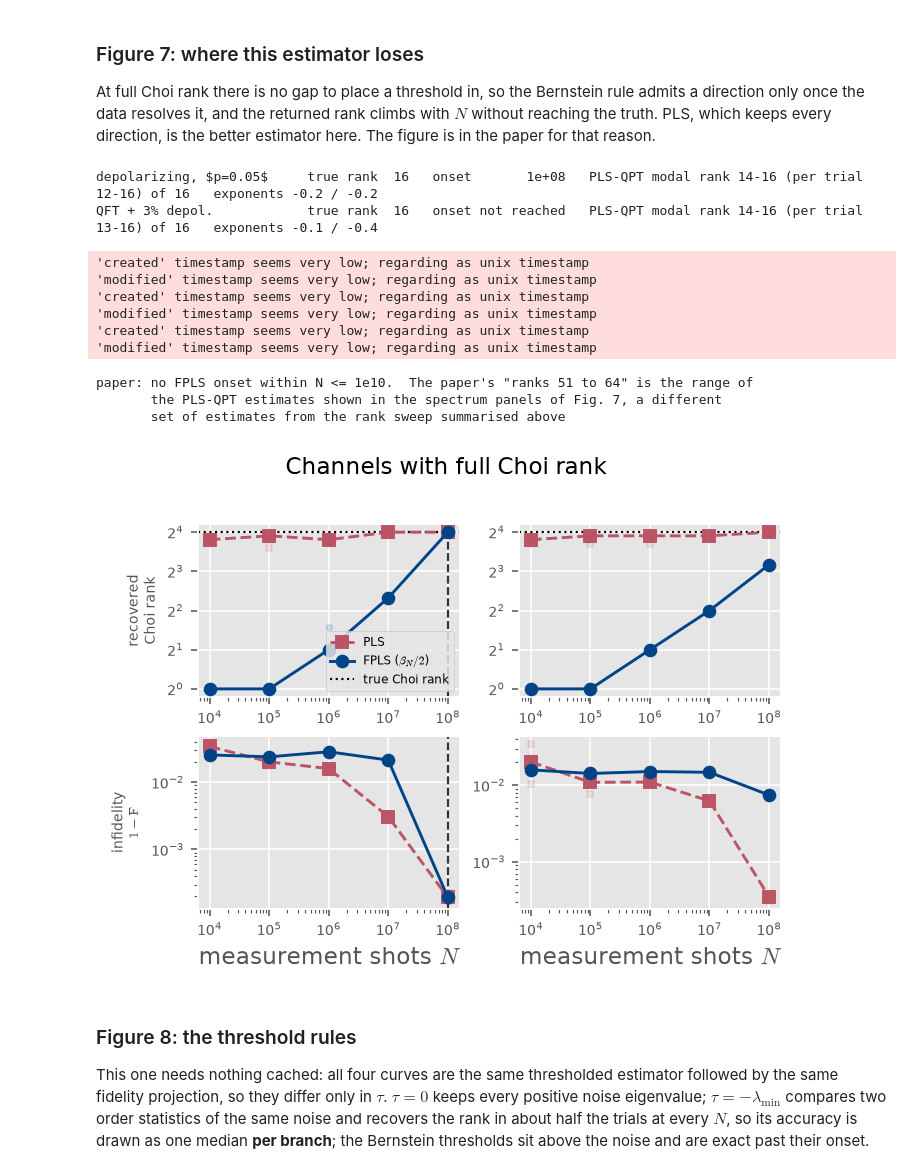
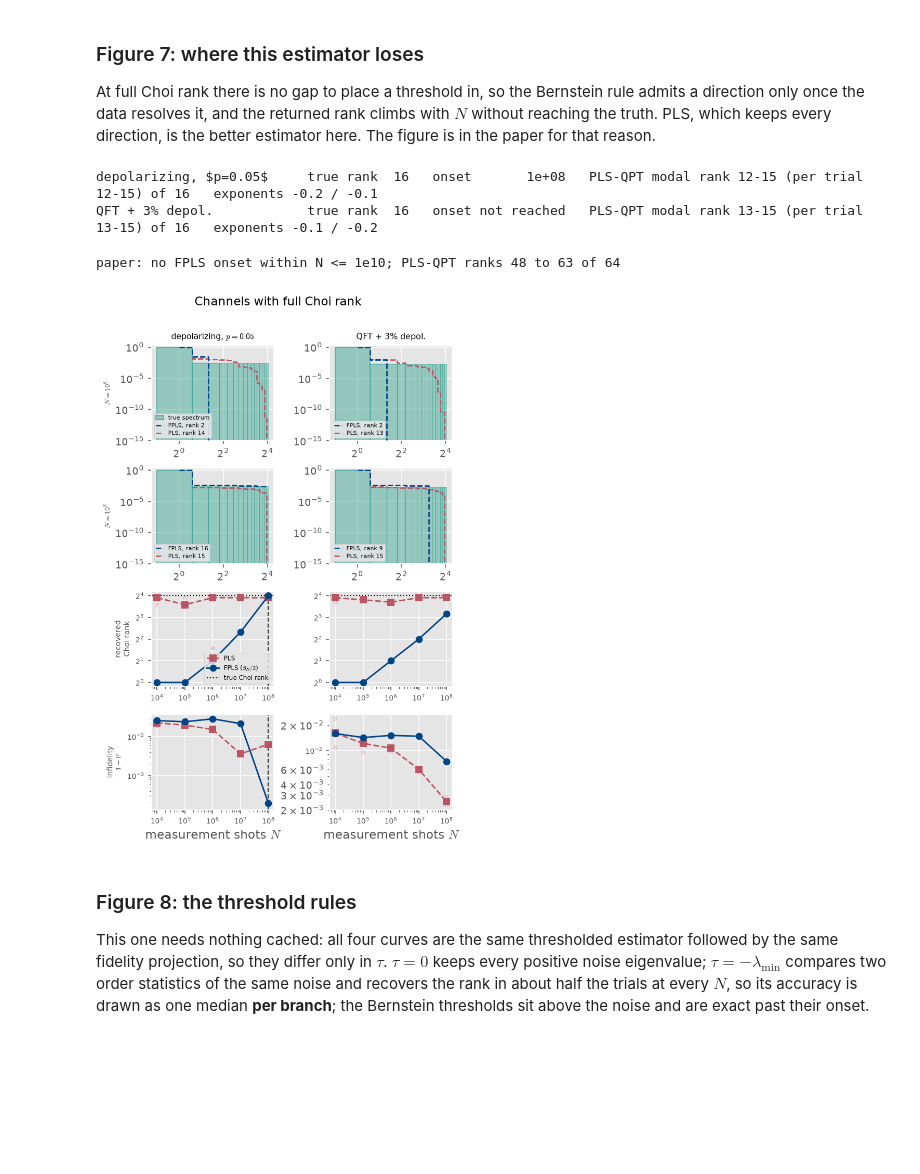
Before and after one commit to afhamash/fidelity_QPT, a Jupyter notebook: fpls_notebook.ipynb, the cells around one changed output. Saved outputs shown, nothing was run; the diff lists cells and outputs as text; code cells hidden in the pictures; blank space fills up the shorter version.

```diff
--- a/fpls_notebook.ipynb
+++ b/fpls_notebook.ipynb
@@ -363,31 +419,35 @@ admits a direction only once the data resolves it, and the returned rank climbs
 with $N$ without reaching the truth. PLS, which keeps every direction, is the
 better estimator here. The figure is in the paper for that reason.
 # %%
-# ---- parameters -------------------------------------------------------------
-NQ       = 2                # d_AB = 4^NQ.                        PAPER: 3  (d_AB = 64)
-SHOTS    = [1e4, 1e5, 1e6, 1e7, 1e8]   #                          PAPER: PAPER_SHOTS
-TRIALS   = 3                #                                     PAPER: 10
-SEED     = 20260817         #                                     PAPER: 20260817
+# ---- parameters (reduced: seconds) ------------------------------------------
+NQ       = 2                    # d_AB = 4^NQ
+SHOTS    = [1e4, 1e5, 1e6, 1e7, 1e8]
+TRIALS   = 3
+SEED     = 20260817
+SPECTRA  = (1e6, 1e8)           # shot counts of the two spectra rows
 CHANNELS = (("depolarizing_p5",  "depolarizing, $p=0.05$"),
             ("qft_depol_p3",     "QFT + 3% depol."))
-# PAPER FIGURE: NQ=3, four columns -- global depolarizing p=0.05, QFT + 3% depol.,
-#               5% depolarizing per qubit, and QFT + 3% BCSZ
+
+# ---- paper parameters (about 10 s): uncomment, and comment out the block above ---
+# NQ       = 3                  # d_AB = 64
+# SHOTS    = PAPER_SHOTS        # twelve shot counts, 1e4 .. 1e10
+# TRIALS   = 10
+# SEED     = 20260817
+# SPECTRA  = (1e6, 1e10)
+# CHANNELS = (("depolarizing_p5",  "depolarizing, $p=0.05$"),
+#             ("qft_depol_p3",     "QFT + 3% depol."))
+# (These are two of the paper's four columns. The other two, 5% depolarizing on each
+#  qubit and the QFT mixed with a random channel, are in data/fullrank.json: call
+#  fig_fullrank_tradeoff() with no argument to draw all four.)
 # -----------------------------------------------------------------------------
-data = sweep_robustness(CHANNELS, nq=NQ, shots=SHOTS, trials=TRIALS, seed=SEED)
+data = sweep_robustness(CHANNELS, nq=NQ, shots=SHOTS, trials=TRIALS, seed=SEED,
+                        spectra_at=SPECTRA)
 fig_fullrank_tradeoff(data=data);
 # %% [output]
-depolarizing, $p=0.05$     true rank  16   onset       1e+08   PLS-QPT modal rank 14-16 (per trial 12-16) of 16   exponents -0.2 / -0.2
-QFT + 3% depol.            true rank  16   onset not reached   PLS-QPT modal rank 14-16 (per trial 13-16) of 16   exponents -0.1 / -0.4
+depolarizing, $p=0.05$     true rank  16   onset       1e+08   PLS-QPT modal rank 12-15 (per trial 12-15) of 16   exponents -0.2 / -0.1
+QFT + 3% depol.            true rank  16   onset not reached   PLS-QPT modal rank 13-15 (per trial 13-15) of 16   exponents -0.1 / -0.2
-'created' timestamp seems very low; regarding as unix timestamp
-'modified' timestamp seems very low; regarding as unix timestamp
-'created' timestamp seems very low; regarding as unix timestamp
-'modified' timestamp seems very low; regarding as unix timestamp
-'created' timestamp seems very low; regarding as unix timestamp
-'modified' timestamp seems very low; regarding as unix timestamp
+paper: no FPLS onset within N <= 1e10; PLS-QPT ranks 48 to 63 of 64
-paper: no FPLS onset within N <= 1e10.  The paper's "ranks 51 to 64" is the range of
-       the PLS-QPT estimates shown in the spectrum panels of Fig. 7, a different
-       set of estimates from the rank sweep summarised above
-[figure, old version]
+[figure, new version]
 # %% [markdown]
 ### Figure 8: the threshold rules
 
```
Also changed, not shown: parts of 24 cells of this notebook, 35 other files.
